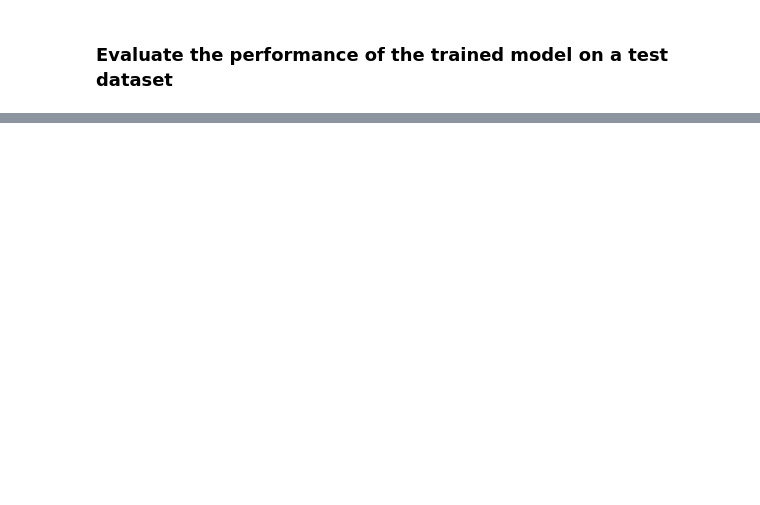
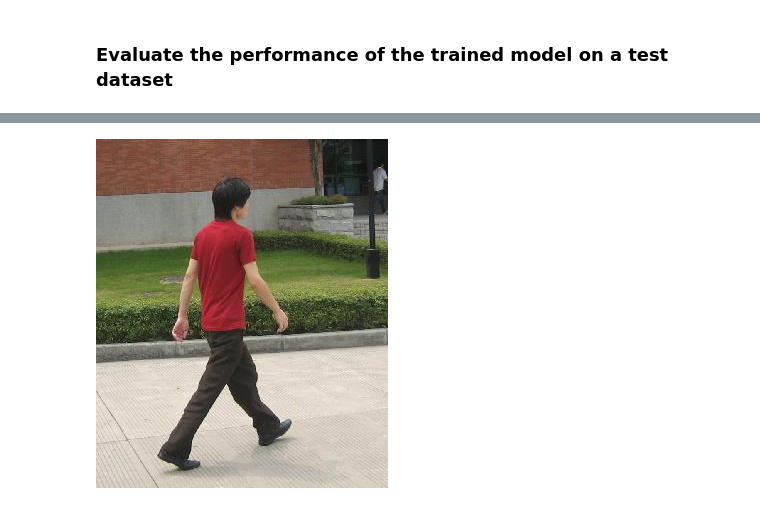
Before and after one commit to shazzad-hasan/deep-learning-projects, a Jupyter notebook: object_detection/pedestrian_detection_and_segmentation.ipynb, the cells around one changed output, grey strips where cells are left out. Saved outputs shown, nothing was run; the diff lists cells and outputs as text; code cells hidden in the pictures; blank space fills up the shorter version.

```diff
--- a/object_detection/pedestrian_detection_and_segmentation.ipynb
+++ b/object_detection/pedestrian_detection_and_segmentation.ipynb
@@ -381,2 +381,9 @@ Test:  [49/50]  eta: 0:00:00  model_time: 0.1014 (0.1061)  evaluator_time: 0.005
 # %% [markdown]
 ### Evaluate the performance of the trained model on a test dataset
+# %%
+# pick one image from the test set
+img, _ = dataset_test[0]
+# put the model in evaluation mode
+model.eval()
+with torch.no_grad():
+    prediction = model([img.to(device)])
@@ -382,0 +410,4 @@ Test:  [49/50]  eta: 0:00:00  model_time: 0.1014 (0.1061)  evaluator_time: 0.005
+# %%
+Image.fromarray(img.mul(255).permute(1, 2, 0).byte().numpy())
+# %% [output]
+[figure, added]
```
Also changed, not shown: parts of 7 cells of this notebook.
